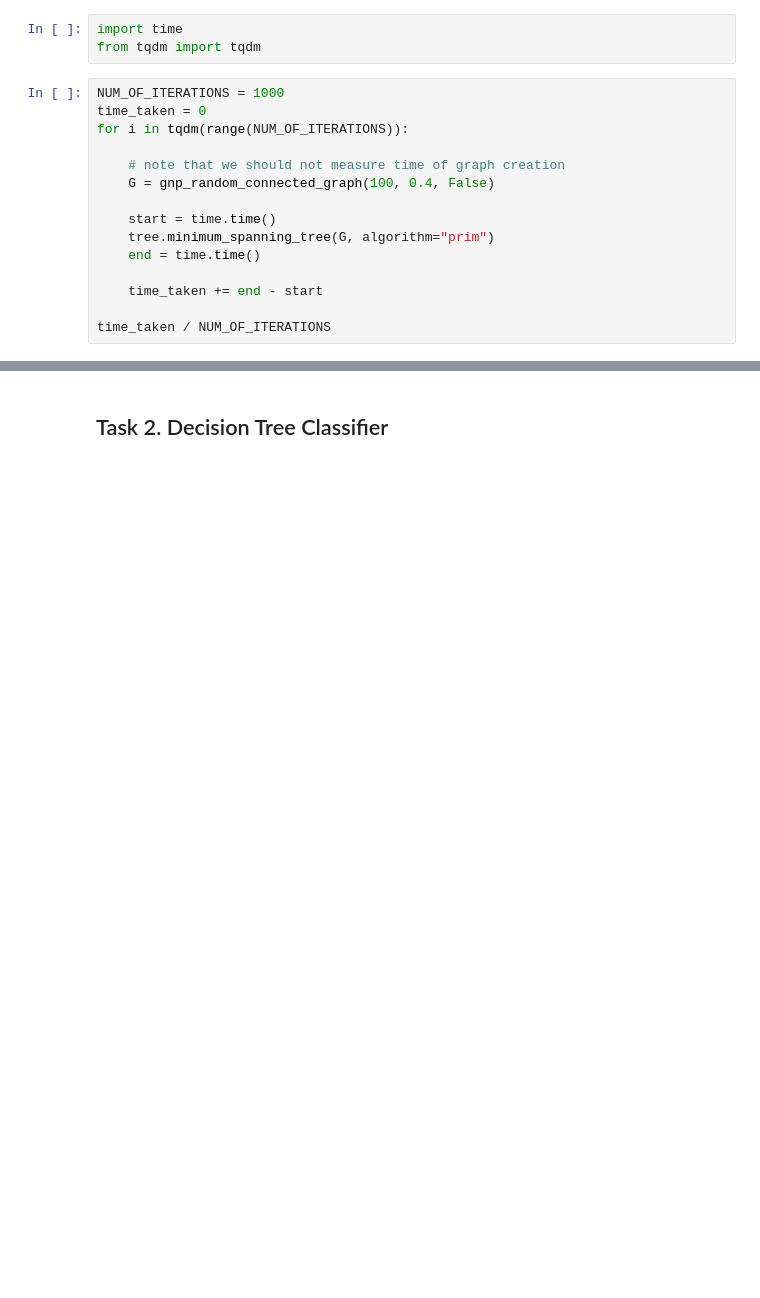
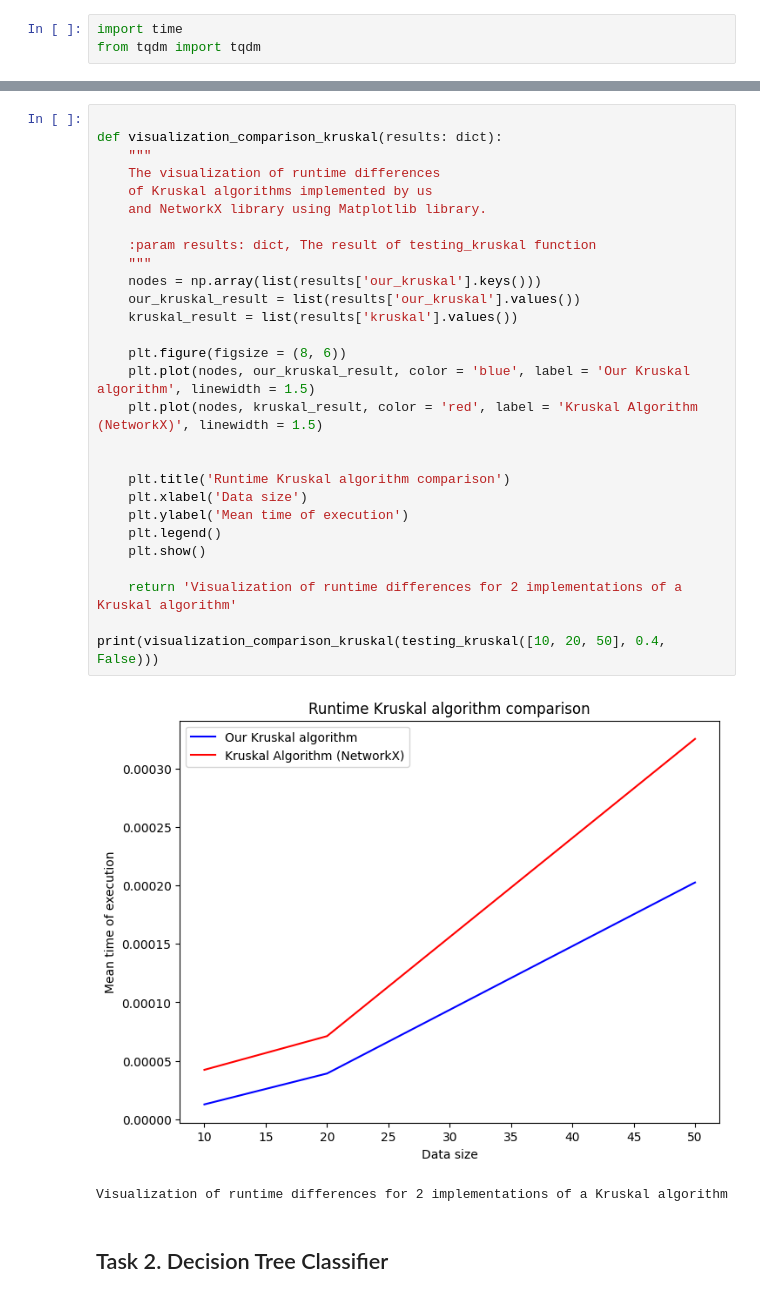
Before and after one commit to okqsna/laboratory-work-1, a Jupyter notebook: Lab1_trees.ipynb, the cells around one changed output, grey strips where cells are left out. Drawn from its saved outputs; the diff is of its cells as text; blank space fills up the shorter version.

Commit message:
kruskal algorithm runtime comparison visualization

```diff
--- a/Lab1_trees.ipynb
+++ b/Lab1_trees.ipynb
@@ -323,18 +308,3 @@ Then you should build the plot for two algorithms (x - data size, y - mean time
 # %%
 import time
 from tqdm import tqdm
-# %%
-NUM_OF_ITERATIONS = 1000
-time_taken = 0
-for i in tqdm(range(NUM_OF_ITERATIONS)):
-
-    # note that we should not measure time of graph creation
-    G = gnp_random_connected_graph(100, 0.4, False)
-
-    start = time.time()
-    tree.minimum_spanning_tree(G, algorithm="prim")
-    end = time.time()
-
-    time_taken += end - start
-
-time_taken / NUM_OF_ITERATIONS
@@ -343,3 +365,34 @@ time_taken / NUM_OF_ITERATIONS
+# %%
+
+def visualization_comparison_kruskal(results: dict):
+    """
+    The visualization of runtime differences
+    of Kruskal algorithms implemented by us
+    and NetworkX library using Matplotlib library.
+
+    :param results: dict, The result of testing_kruskal function
+    """
+    nodes = np.array(list(results['our_kruskal'].keys()))
+    our_kruskal_result = list(results['our_kruskal'].values())
+    kruskal_result = list(results['kruskal'].values())
+
+    plt.figure(figsize = (8, 6))
+    plt.plot(nodes, our_kruskal_result, color = 'blue', label = 'Our Kruskal algorithm', linewidth = 1.5)
+    plt.plot(nodes, kruskal_result, color = 'red', label = 'Kruskal Algorithm (NetworkX)', linewidth = 1.5)
+
+
+    plt.title('Runtime Kruskal algorithm comparison')
+    plt.xlabel('Data size')
+    plt.ylabel('Mean time of execution')
+    plt.legend()
+    plt.show()
+
+    return 'Visualization of runtime differences for 2 implementations of a Kruskal algorithm'
+
+print(visualization_comparison_kruskal(testing_kruskal([10, 20, 50], 0.4, False)))
+# %% [output]
+[figure, added]
+Visualization of runtime differences for 2 implementations of a Kruskal algorithm
 # %% [markdown]
 ## Task 2. Decision Tree Classifier
 # %%
```
Also changed, not shown: parts of 23 cells of this notebook.
